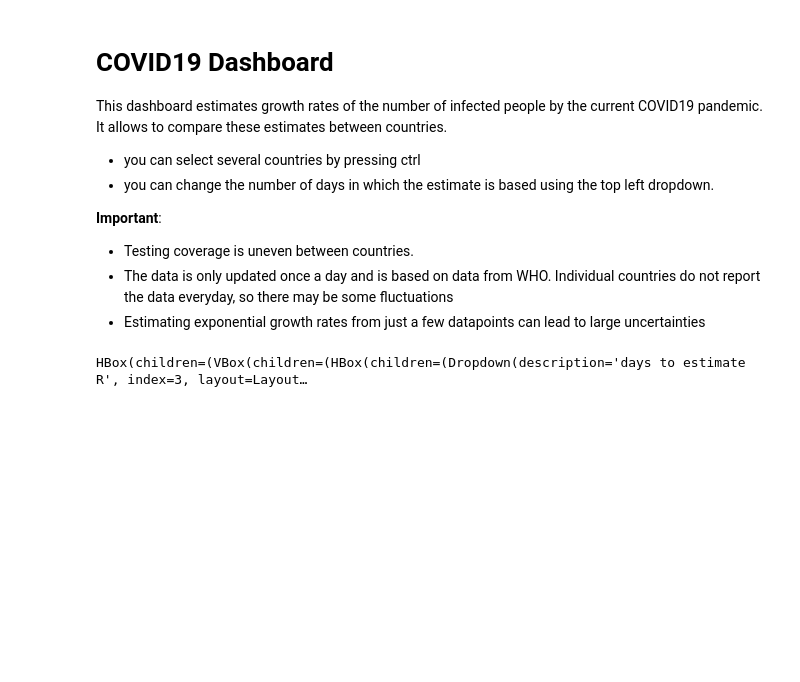
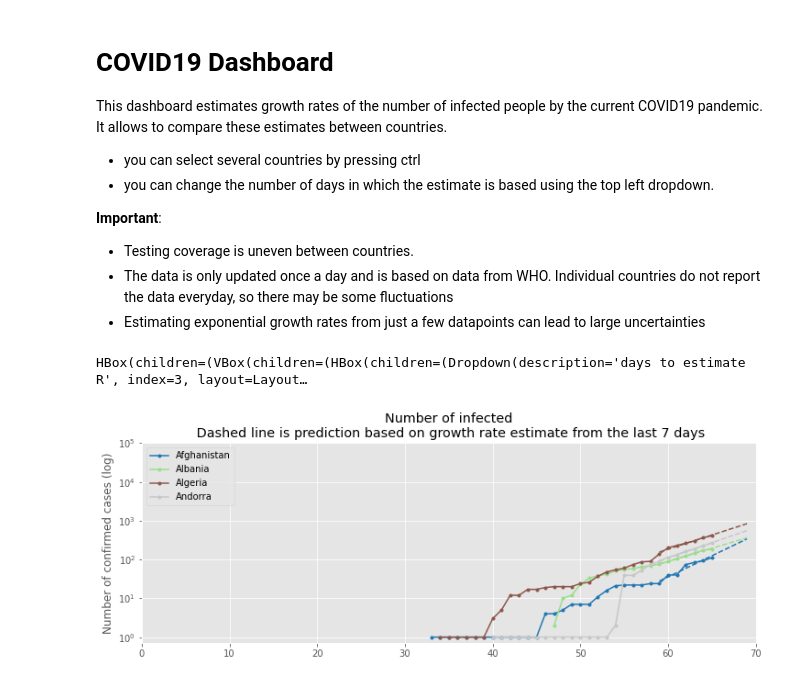
Before and after one commit to tpaixao/COVID19-dashboard, a Jupyter notebook: COVID19-dashboard.ipynb, the cells around one changed output. Saved outputs shown, nothing was run; the diff lists cells and outputs as text; code cells hidden in the pictures; blank space fills up the shorter version.

Commit message:
update to new format & add choice of confirmed/death/recovered

```diff
--- a/COVID19-dashboard.ipynb
+++ b/COVID19-dashboard.ipynb
@@ -23,9 +23,9 @@ warnings.filterwarnings('ignore')
 matplotlib.style.use('ggplot')
 # %%
 def get_data():
-    confirmed = requests.get('https://raw.githubusercontent.com/CSSEGISandData/COVID-19/master/csse_covid_19_data/csse_covid_19_time_series/time_series_19-covid-Confirmed.csv').text
-    deaths = requests.get('https://raw.githubusercontent.com/CSSEGISandData/COVID-19/master/csse_covid_19_data/csse_covid_19_time_series/time_series_19-covid-Deaths.csv').text
-    recovered = requests.get('https://raw.githubusercontent.com/CSSEGISandData/COVID-19/master/csse_covid_19_data/csse_covid_19_time_series/time_series_19-covid-Recovered.csv').text
+    confirmed = requests.get('https://raw.githubusercontent.com/CSSEGISandData/COVID-19/master/csse_covid_19_data/csse_covid_19_time_series/time_series_covid19_confirmed_global.csv').text
+    deaths = requests.get('https://raw.githubusercontent.com/CSSEGISandData/COVID-19/master/csse_covid_19_data/csse_covid_19_time_series/time_series_covid19_deaths_global.csv').text
+    recovered = requests.get('https://raw.githubusercontent.com/CSSEGISandData/COVID-19/master/csse_covid_19_data/csse_covid_19_time_series/time_series_covid19_recovered_global.csv').text
 
     confirmed_df = pd.read_csv(StringIO(confirmed))
     deaths_df = pd.read_csv(StringIO(deaths))
@@ -69,7 +69,7 @@ This dashboard estimates growth rates of the number of infected people by the cu
 
 <!-- </div> -->
 # %%
-def plot_timeline(countries,days=7,range_day=0):
+def plot_timeline(countries,days=7,df_idx=0,range_day=0):
 
 #     countries = country_select.value
     fig,ax = plt.subplots(figsize=(12,4))
@@ -84,7 +84,7 @@ def plot_timeline(countries,days=7,range_day=0):
         tp0 = timepoints[0]
         tps = np.array([ (tp-tp0).days for tp in timepoints ])
 
-        values = df.loc[country].iloc[2:].to_numpy()
+        values = dfs[df_idx].loc[country].iloc[2:].to_numpy()
         plt.plot( tps, np.log10(np.array(values.tolist())),label=country,marker='.',c=color_scheme(idx/len(countries)) )
 
         ## linear regresions
@@ -178,2 +180,6 @@ display(widgets.HBox([widgets.VBox([widgets.HBox([day_select]),country_select],l
 # %% [output]
 HBox(children=(VBox(children=(HBox(children=(Dropdown(description='days to estimate R', index=3, layout=Layout…
+# %%
+plot_timeline(all_countries[:4],)
+# %% [output]
+[figure, added]
```
Also changed, not shown: parts of 2 cells of this notebook.
